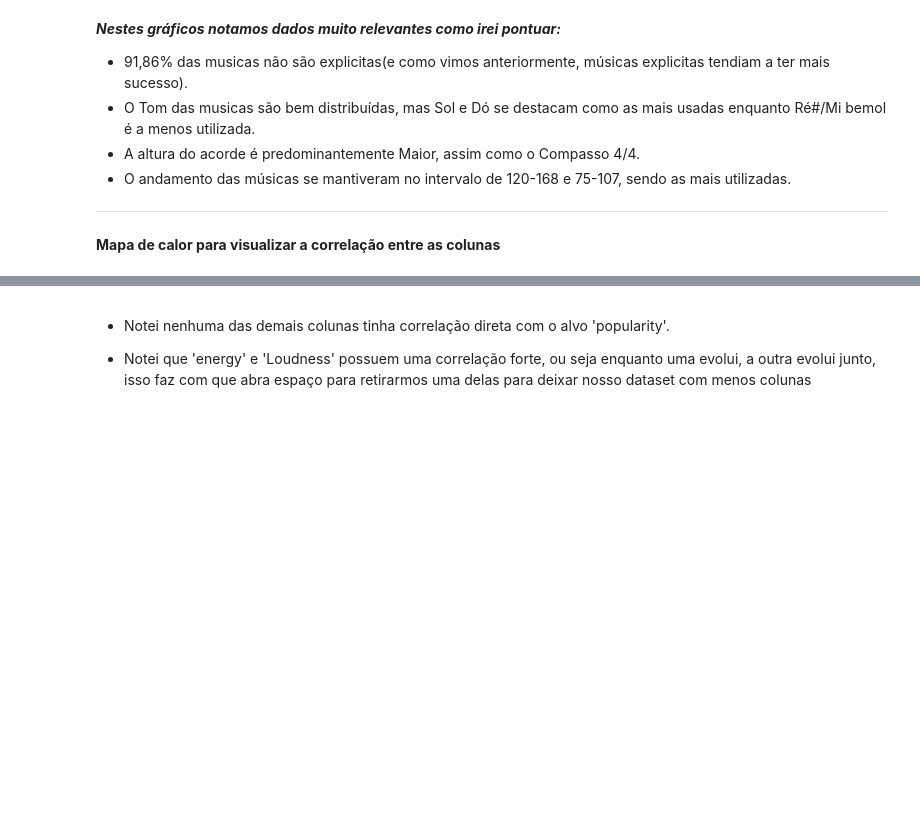
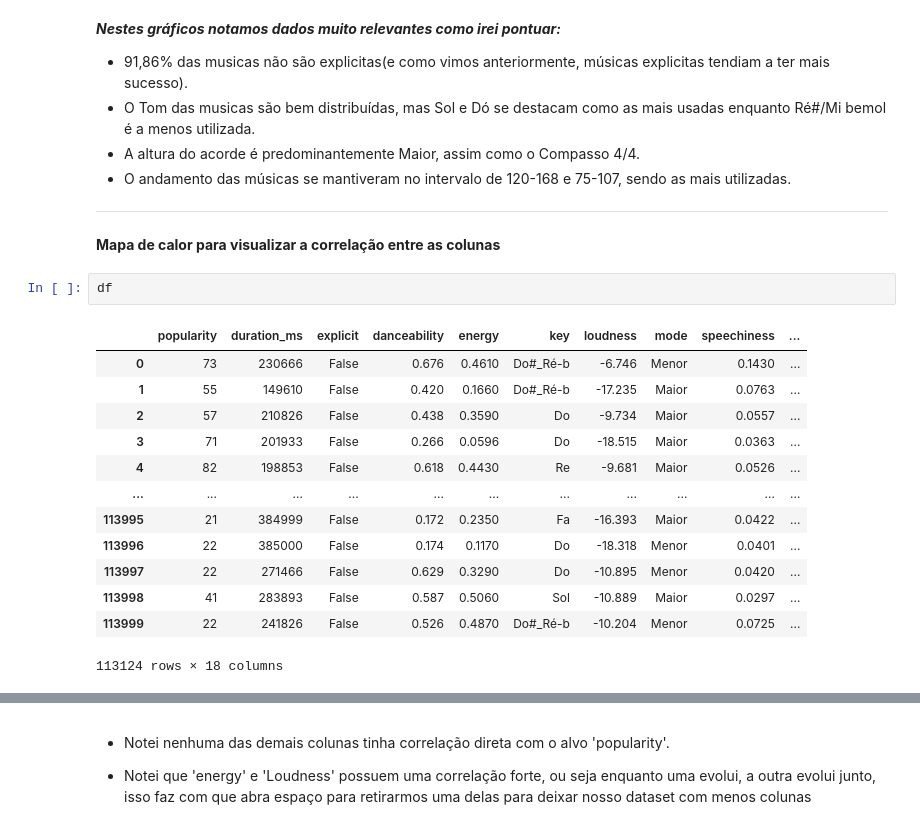
Before and after one commit to SamG1002/SpotifyML, a Jupyter notebook: 7dayscode.ipynb, the cells around one changed output, grey strips where cells are left out. Saved outputs shown, nothing was run; the diff lists cells and outputs as text; blank space fills up the shorter version.

```diff
--- a/7dayscode.ipynb
+++ b/7dayscode.ipynb
@@ -340,5 +354,21 @@ for column in col_categorico:
 ---
 # %% [markdown]
 **Mapa de calor para visualizar a correlação entre as colunas**
+# %%
+df
+# %% [output]
+|  | popularity | duration_ms | explicit | danceability | energy | key | loudness | mode | speechiness | ... |
+| 0 | 73 | 230666 | False | 0.676 | 0.4610 | Do#_Ré-b | -6.746 | Menor | 0.1430 | ... |
+| 1 | 55 | 149610 | False | 0.420 | 0.1660 | Do#_Ré-b | -17.235 | Maior | 0.0763 | ... |
+| 2 | 57 | 210826 | False | 0.438 | 0.3590 | Do | -9.734 | Maior | 0.0557 | ... |
+| 3 | 71 | 201933 | False | 0.266 | 0.0596 | Do | -18.515 | Maior | 0.0363 | ... |
+| 4 | 82 | 198853 | False | 0.618 | 0.4430 | Re | -9.681 | Maior | 0.0526 | ... |
+| ... | ... | ... | ... | ... | ... | ... | ... | ... | ... | ... |
+| 113995 | 21 | 384999 | False | 0.172 | 0.2350 | Fa | -16.393 | Maior | 0.0422 | ... |
+| 113996 | 22 | 385000 | False | 0.174 | 0.1170 | Do | -18.318 | Menor | 0.0401 | ... |
+| 113997 | 22 | 271466 | False | 0.629 | 0.3290 | Do | -10.895 | Menor | 0.0420 | ... |
+| 113998 | 41 | 283893 | False | 0.587 | 0.5060 | Sol | -10.889 | Maior | 0.0297 | ... |
+| 113999 | 22 | 241826 | False | 0.526 | 0.4870 | Do#_Ré-b | -10.204 | Menor | 0.0725 | ... |
+113124 rows × 18 columns
 # %%
 plt.figure(figsize=(10, 8))
```
Also changed, not shown: parts of 60 cells of this notebook, 1 other file.
